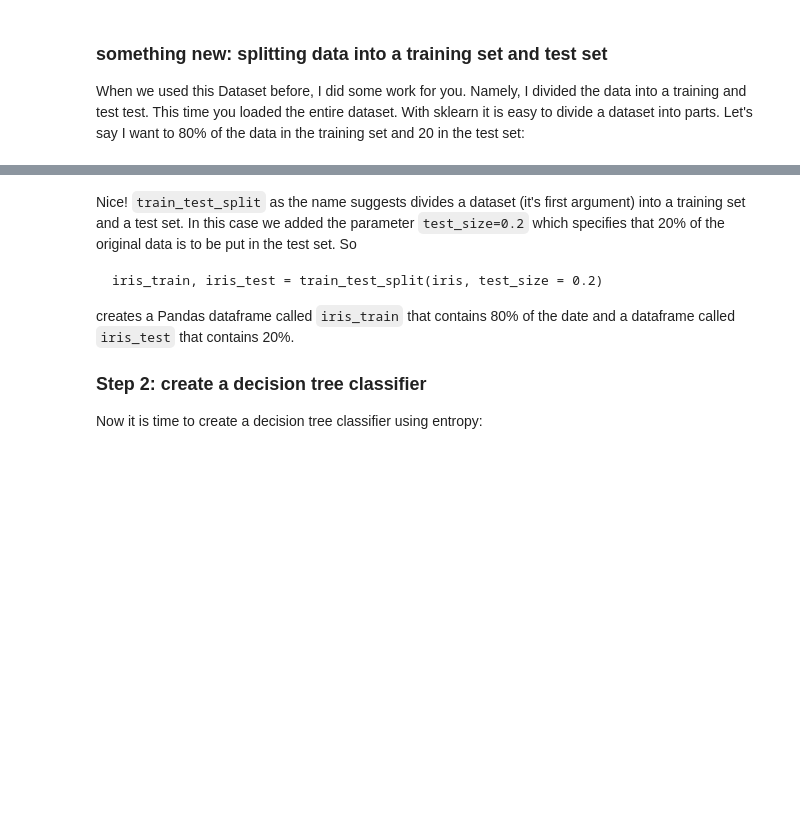
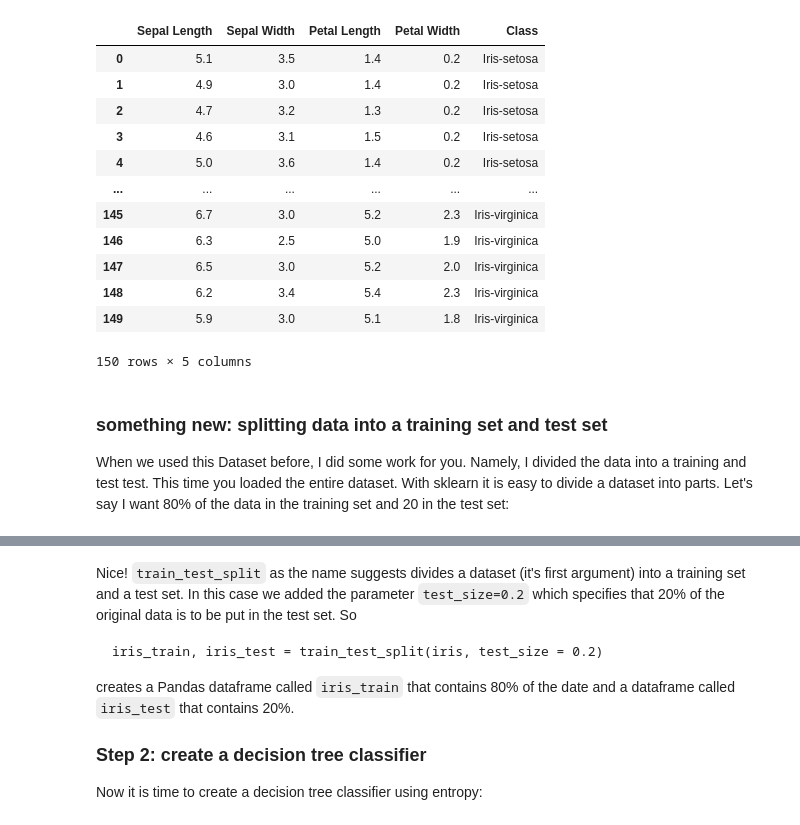
Before and after one commit to xpertdesh/ml-class21, a Jupyter notebook: labs/decision_trees.ipynb, the cells around one changed output, grey strips where cells are left out. Cells and saved outputs as stored; diff of their text form; code cells hidden in the pictures; blank space fills up the shorter version.

```diff
--- a/labs/decision_trees.ipynb
+++ b/labs/decision_trees.ipynb
@@ -75,7 +63,25 @@ max        7.900000     4.400000      6.900000     2.500000
+# %%
+ import pandas as pd
+ iris = pd.read_csv('https://raw.githubusercontent.com/zacharski/ml-class/master/data/iris.csv')
+ iris
+# %% [output]
+|  | Sepal Length | Sepal Width | Petal Length | Petal Width | Class |
+| 0 | 5.1 | 3.5 | 1.4 | 0.2 | Iris-setosa |
+| 1 | 4.9 | 3.0 | 1.4 | 0.2 | Iris-setosa |
+| 2 | 4.7 | 3.2 | 1.3 | 0.2 | Iris-setosa |
+| 3 | 4.6 | 3.1 | 1.5 | 0.2 | Iris-setosa |
+| 4 | 5.0 | 3.6 | 1.4 | 0.2 | Iris-setosa |
+| ... | ... | ... | ... | ... | ... |
+| 145 | 6.7 | 3.0 | 5.2 | 2.3 | Iris-virginica |
+| 146 | 6.3 | 2.5 | 5.0 | 1.9 | Iris-virginica |
+| 147 | 6.5 | 3.0 | 5.2 | 2.0 | Iris-virginica |
+| 148 | 6.2 | 3.4 | 5.4 | 2.3 | Iris-virginica |
+| 149 | 5.9 | 3.0 | 5.1 | 1.8 | Iris-virginica |
+150 rows × 5 columns
 # %% [markdown]
 ### something new: splitting data into a training set and test set
 
-When we used this Dataset before, I did some work for you. Namely, I divided the data into a training and test test. This time you loaded the entire dataset. With sklearn it is easy to divide a dataset into parts. Let's say I want to 80% of the data in the training set and 20 in the test set:
+When we used this Dataset before, I did some work for you. Namely, I divided the data into a training and test test. This time you loaded the entire dataset. With sklearn it is easy to divide a dataset into parts. Let's say I want 80% of the data in the training set and 20 in the test set:
 # %%
 from sklearn.model_selection import train_test_split
 iris_train, iris_test = train_test_split(iris, test_size = 0.2)
```
Also changed, not shown: parts of 12 cells of this notebook.
